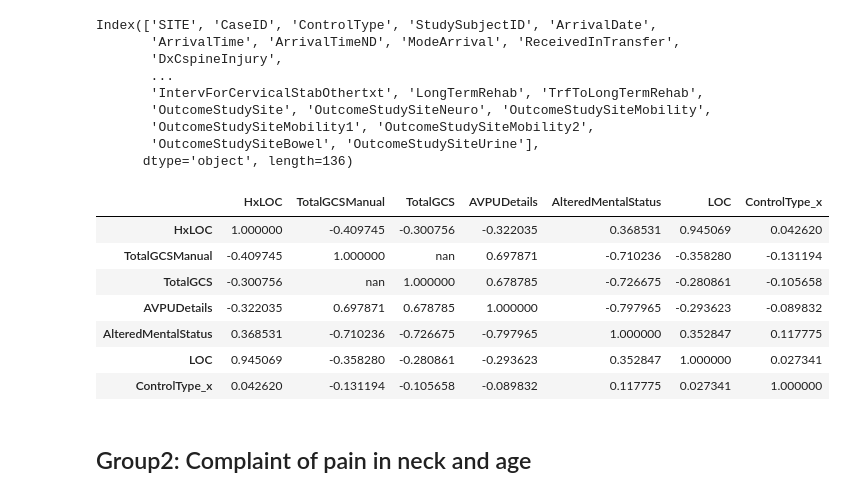
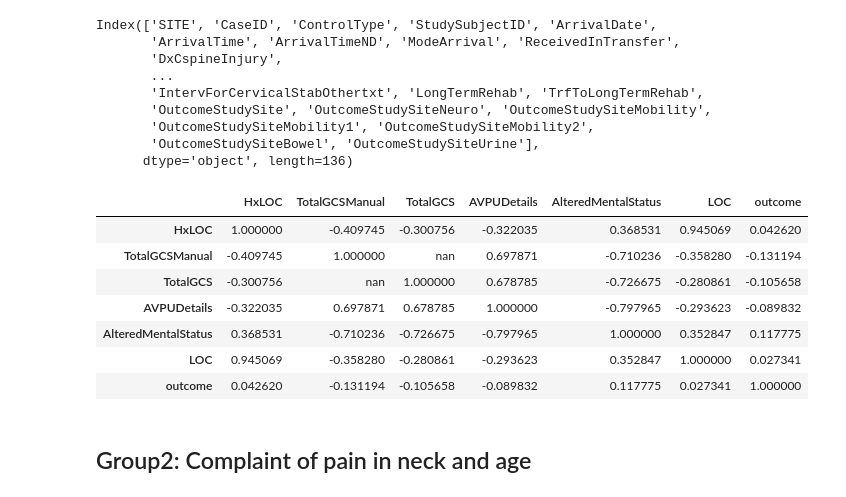
Before and after one commit to Yu-Group/clinical-rule-vetting, a Jupyter notebook: rulevetting/projects/csi_pecarn/notebooks/feature_visualization.ipynb, the cells around one changed output. Cells and saved outputs as stored; diff of their text form; code cells hidden in the pictures.

```diff
--- a/rulevetting/projects/csi_pecarn/notebooks/feature_visualization.ipynb
+++ b/rulevetting/projects/csi_pecarn/notebooks/feature_visualization.ipynb
@@ -46,38 +46,39 @@ Index(['SITE', 'CaseID', 'ControlType', 'StudySubjectID', 'ArrivalDate',
 # %%
 feat_conscious = ['HxLOC', 'TotalGCSManual', 'TotalGCS', 'AVPUDetails','AlteredMentalStatus', 'LOC','ControlType_x']
 dfs_conscious=dfs[0].merge(dfs[3],how='left', on=['SITE', 'CaseID', 'StudySubjectID'])
 dfs_conscious=dfs_conscious[feat_conscious]
 # dfs_conscious.loc[:, 'ControlType_x'] = (dfs_conscious['ControlType_x'] == 'case').astype(int)
 
 dfs_conscious = dfs_conscious.replace(['Y', 'YES', 'A'], 1)
 dfs_conscious = dfs_conscious.replace(['N', 'NO'], 0)
 dfs_conscious = dfs_conscious.replace(['15'], 15)
 dfs_conscious = dfs_conscious.replace(['10'], 10)
 dfs_conscious = dfs_conscious.replace(['14'], 14)
 dfs_conscious = dfs_conscious.replace(['6'], 6)
 dfs_conscious = dfs_conscious.replace(['8'], 8)
 dfs_conscious = dfs_conscious.replace(['12'], 12)
 dfs_conscious = dfs_conscious.replace(['5'], 5)
 dfs_conscious = dfs_conscious.replace(['13'], 13)
 dfs_conscious = dfs_conscious.replace(['11'],11)
 dfs_conscious = dfs_conscious.replace(['9'], 9)
 dfs_conscious = dfs_conscious.replace(['7','7T'], 7)
 dfs_conscious = dfs_conscious.replace(['4'], 4)
 dfs_conscious = dfs_conscious.replace(['ND', 'NA', '3'], float("NaN"))
 dfs_conscious = dfs_conscious.replace(['U','V','N', 'P'], 0)
 # dfs_conscious=dfs_conscious.fillna(dfs_conscious.median())
 # print(dfs_conscious['TotalGCS'])
 # print(pd.unique(dfs_conscious['TotalGCS']))
+dfs_conscious = dfs_conscious.rename(columns={'ControlType_x': 'outcome'})
 dfs_conscious.corr(method='pearson').style.background_gradient(cmap="Blues")
 # %% [output]
-|  | HxLOC | TotalGCSManual | TotalGCS | AVPUDetails | AlteredMentalStatus | LOC | ControlType_x |
+|  | HxLOC | TotalGCSManual | TotalGCS | AVPUDetails | AlteredMentalStatus | LOC | outcome |
 | HxLOC | 1.000000 | -0.409745 | -0.300756 | -0.322035 | 0.368531 | 0.945069 | 0.042620 |
 | TotalGCSManual | -0.409745 | 1.000000 | nan | 0.697871 | -0.710236 | -0.358280 | -0.131194 |
 | TotalGCS | -0.300756 | nan | 1.000000 | 0.678785 | -0.726675 | -0.280861 | -0.105658 |
 | AVPUDetails | -0.322035 | 0.697871 | 0.678785 | 1.000000 | -0.797965 | -0.293623 | -0.089832 |
 | AlteredMentalStatus | 0.368531 | -0.710236 | -0.726675 | -0.797965 | 1.000000 | 0.352847 | 0.117775 |
 | LOC | 0.945069 | -0.358280 | -0.280861 | -0.293623 | 0.352847 | 1.000000 | 0.027341 |
-| ControlType_x | 0.042620 | -0.131194 | -0.105658 | -0.089832 | 0.117775 | 0.027341 | 1.000000 |
+| outcome | 0.042620 | -0.131194 | -0.105658 | -0.089832 | 0.117775 | 0.027341 | 1.000000 |
 # %% [markdown]
 ## Group2: Complaint of pain in neck and age
 # %%
```
Also changed, not shown: parts of 5 cells of this notebook, 2 other files.
